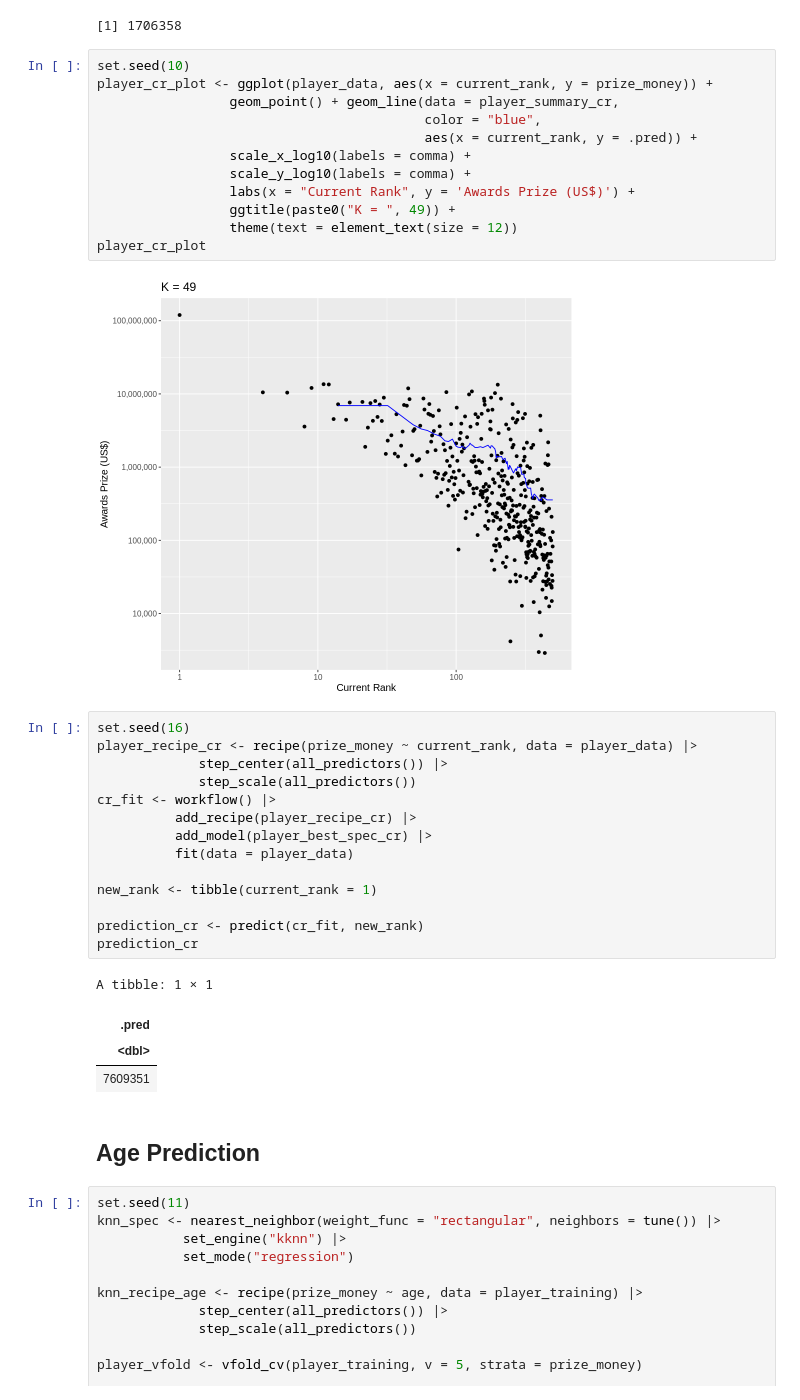
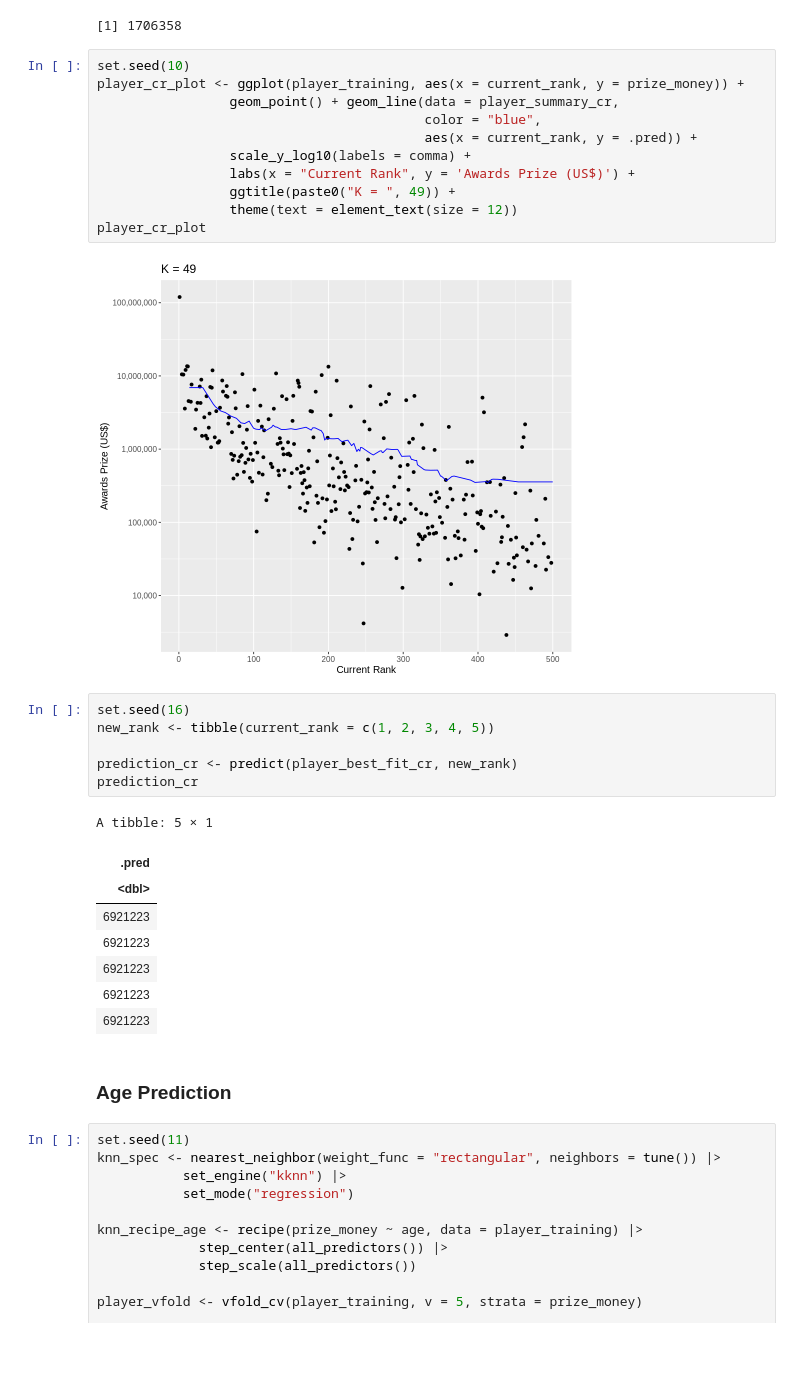
Before and after one commit to HaoyuYou/player_group_project, a Jupyter notebook: group_proposal.ipynb, the cells around one changed output. Cells and saved outputs as stored; diff of their text form; blank space fills up the shorter version.

```diff
--- a/group_proposal.ipynb
+++ b/group_proposal.ipynb
@@ -225,39 +231,34 @@ rmspe_cr
 [1] 1706358
 # %%
 set.seed(10)
-player_cr_plot <- ggplot(player_data, aes(x = current_rank, y = prize_money)) +
+player_cr_plot <- ggplot(player_training, aes(x = current_rank, y = prize_money)) +
                  geom_point() + geom_line(data = player_summary_cr,
                                           color = "blue",
                                           aes(x = current_rank, y = .pred)) +
-                 scale_x_log10(labels = comma) +
                  scale_y_log10(labels = comma) +
                  labs(x = "Current Rank", y = 'Awards Prize (US$)') +
                  ggtitle(paste0("K = ", 49)) +
                  theme(text = element_text(size = 12))
 player_cr_plot
 # %% [output]
-[figure, old version]
+[figure, new version]
 # %%
 set.seed(16)
-player_recipe_cr <- recipe(prize_money ~ current_rank, data = player_data) |>
-             step_center(all_predictors()) |>
-             step_scale(all_predictors())
-cr_fit <- workflow() |>
-          add_recipe(player_recipe_cr) |>
-          add_model(player_best_spec_cr) |>
-          fit(data = player_data)
+new_rank <- tibble(current_rank = c(1, 2, 3, 4, 5))
 
-new_rank <- tibble(current_rank = 1)
-
-prediction_cr <- predict(cr_fit, new_rank)
+prediction_cr <- predict(player_best_fit_cr, new_rank)
 prediction_cr
 # %% [output]
-A tibble: 1 × 1
+A tibble: 5 × 1
 | .pred |
 | <dbl> |
-| 7609351 |
+| 6921223 |
+| 6921223 |
+| 6921223 |
+| 6921223 |
+| 6921223 |
 # %% [markdown]
-## Age Prediction
+### Age Prediction
 # %%
 set.seed(11)
 knn_spec <- nearest_neighbor(weight_func = "rectangular", neighbors = tune()) |>
```
Also changed, not shown: parts of 28 cells of this notebook.
